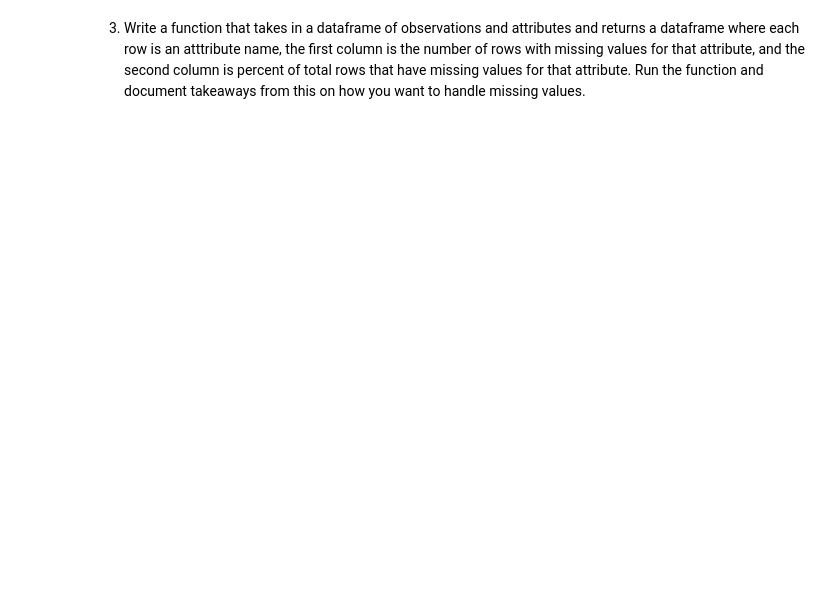
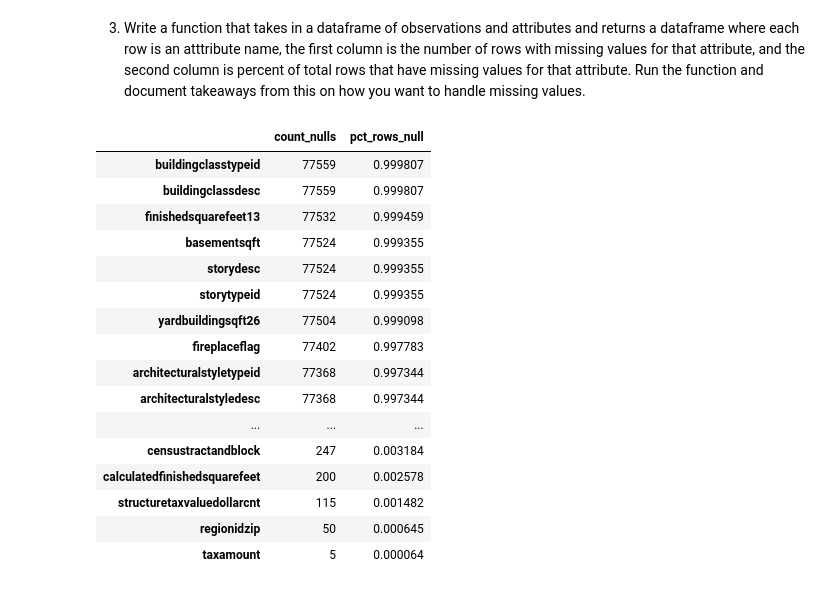
Before and after one commit to watermanbrandyn/clustering-exercises, a Jupyter notebook: zillow.ipynb, the cells around one changed output. Saved outputs shown, nothing was run; the diff lists cells and outputs as text; code cells hidden in the pictures; blank space fills up the shorter version.

```diff
--- a/zillow.ipynb
+++ b/zillow.ipynb
@@ -122,2 +130,31 @@ plt.tight_layout()
 # %% [markdown]
 3. Write a function that takes in a dataframe of observations and attributes and returns a dataframe where each row is an atttribute name, the first column is the number of rows with missing values for that attribute, and the second column is percent of total rows that have missing values for that attribute. Run the function and document takeaways from this on how you want to handle missing values.
+# %%
+def nulls_col(df):
+    nulls = pd.DataFrame({
+        'count_nulls': df.isna().sum(),
+        'pct_rows_null': df.isna().mean()
+    })
+    return nulls
+# %%
+nulls = nulls_col(zillow)
+# %%
+nulls.sort_values(by='pct_rows_null', ascending=False).head(50)
+# %% [output]
+|  | count_nulls | pct_rows_null |
+| buildingclasstypeid | 77559 | 0.999807 |
+| buildingclassdesc | 77559 | 0.999807 |
+| finishedsquarefeet13 | 77532 | 0.999459 |
+| basementsqft | 77524 | 0.999355 |
+| storydesc | 77524 | 0.999355 |
+| storytypeid | 77524 | 0.999355 |
+| yardbuildingsqft26 | 77504 | 0.999098 |
+| fireplaceflag | 77402 | 0.997783 |
+| architecturalstyletypeid | 77368 | 0.997344 |
+| architecturalstyledesc | 77368 | 0.997344 |
+| ... | ... | ... |
+| censustractandblock | 247 | 0.003184 |
+| calculatedfinishedsquarefeet | 200 | 0.002578 |
+| structuretaxvaluedollarcnt | 115 | 0.001482 |
+| regionidzip | 50 | 0.000645 |
+| taxamount | 5 | 0.000064 |
```
Also changed, not shown: parts of 34 cells of this notebook.
